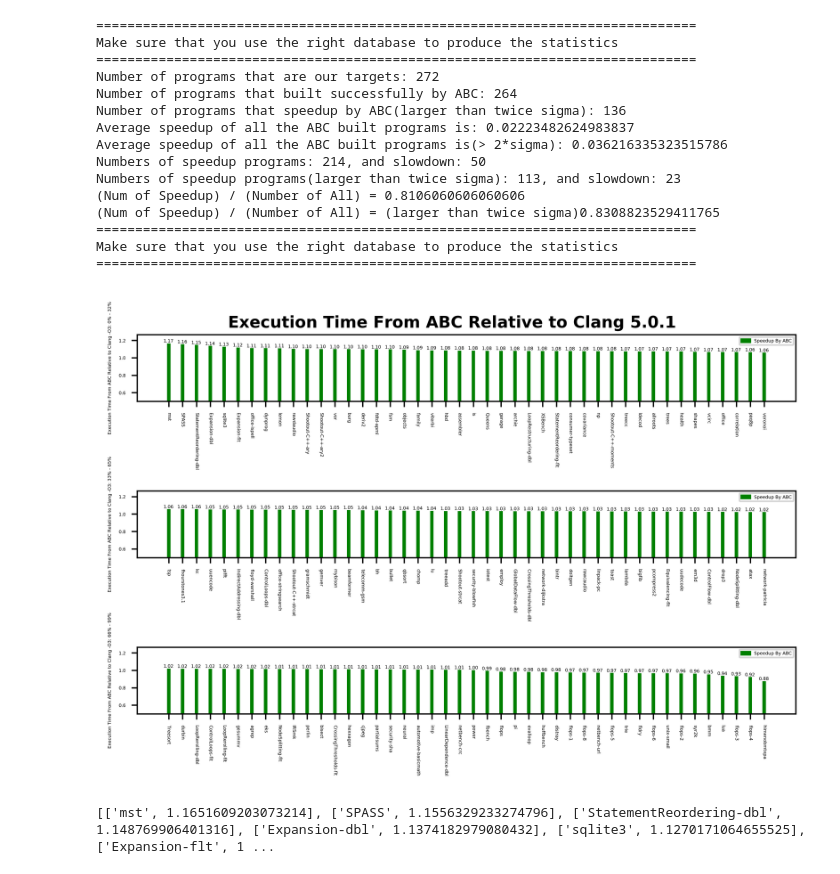
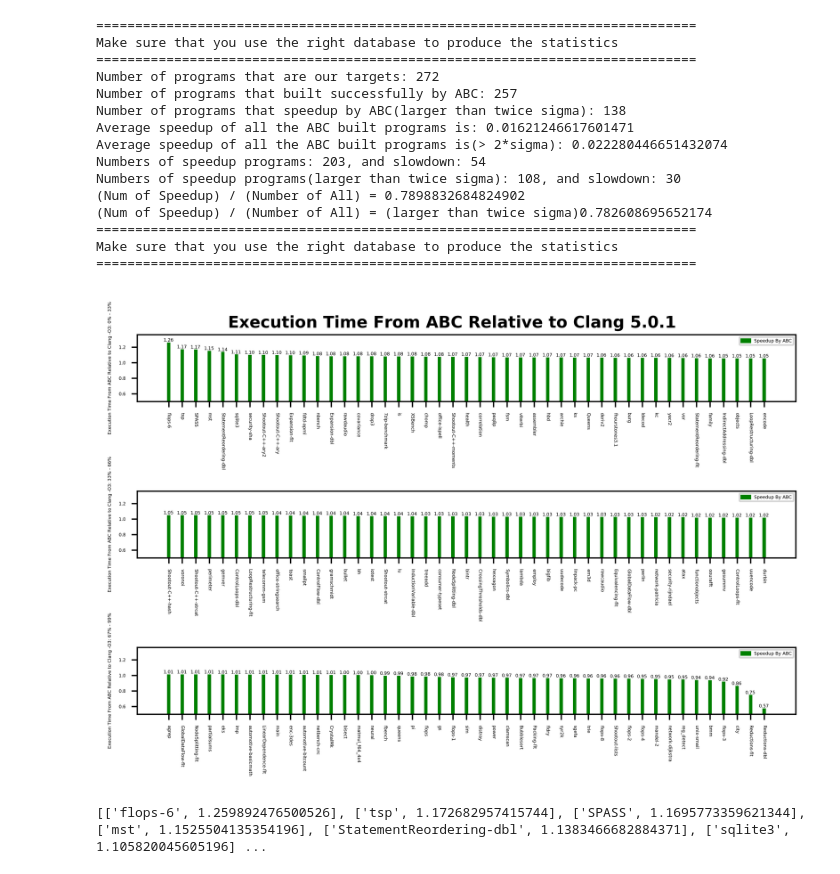
Before and after one commit to JaredCJR/ThesisTools, a Jupyter notebook: PassInstrument/inference/SpeedupEvaluation/LoadAndDraw.ipynb, the cells around one changed output. Drawn from its saved outputs; the diff is of its cells as text; code cells hidden in the pictures.

```diff
--- a/PassInstrument/inference/SpeedupEvaluation/LoadAndDraw.ipynb
+++ b/PassInstrument/inference/SpeedupEvaluation/LoadAndDraw.ipynb
@@ -94,8 +94,9 @@ def DrawBarChart(Inputs, Title, Ymax = None, Ymin = None):
 
 
 if __name__ == '__main__':
-    TargetDir = "log-04-03_21-20"
-    #TargetDit = "./legacy_data/log-init"
+    TargetDir = "legacy_data/log-04-10_08-12"
+    #TargetDir = "legacy_data/log-04-03_21-20"
+    #TargetDir = "legacy_data/log-03-31_16-53"
     ABC_cycles_mean = json.load(open(TargetDir + '/' + "ABC_cycles_mean.json"))
     Orig_cycles_mean = json.load(open("Orig_cycles_mean.json"))
     Orig_cycles_sigma = json.load(open("Orig_cycles_sigma.json"))
@@ -147,40 +148,40 @@ if __name__ == '__main__':
     print("Number of programs that built successfully by ABC: {}".format(len(SpeedupDict)))
     print("Number of programs that speedup by ABC(larger than twice sigma): {}".format(len(SelectedSpeedupDict)))
     print("Average speedup of all the ABC built programs is: {}".format(AvgSpeedupAll))
     print("Average speedup of all the ABC built programs is(> 2*sigma): {}".format(AvgSpeedupLargerThanTwice))
     print("Numbers of speedup programs: {}, and slowdown: {}".format(TotalSpeedupCount, len(SpeedupDict)-TotalSpeedupCount))
     print("Numbers of speedup programs(larger than twice sigma): {}, and slowdown: {}".format(
         TotalSpeedupCountLargerThanTwice, len(SelectedSpeedupDict)-TotalSpeedupCountLargerThanTwice))
     print("(Num of Speedup) / (Number of All) = {}".format(TotalSpeedupCount/ len(SpeedupDict)))
     print("(Num of Speedup) / (Number of All) = (larger than twice sigma){}".format(TotalSpeedupCountLargerThanTwice/ len(SelectedSpeedupDict)))
     print('=============================================================================')
     print('Make sure that you use the right database to produce the statistics')
     print('=============================================================================')
 
     GraphData = []
     for target, info in SelectedSpeedupDict.items():
         GraphData.append([target, info['speedup']+1] )
     '''
     Sort the data in descending order for plotting graph.
     '''
     GraphData.sort(key=itemgetter(1), reverse=True)
     DrawBarChart(Inputs=GraphData, Title="Execution Time From ABC Relative to Clang 5.0.1", Ymax = GraphData[0][1]+0.10, Ymin = 0.5)
     print(GraphData)
 # %% [output]
 =============================================================================
 Make sure that you use the right database to produce the statistics
 =============================================================================
 Number of programs that are our targets: 272
-Number of programs that built successfully by ABC: 264
-Number of programs that speedup by ABC(larger than twice sigma): 136
-Average speedup of all the ABC built programs is: 0.02223482624983837
-Average speedup of all the ABC built programs is(> 2*sigma): 0.036216335323515786
-Numbers of speedup programs: 214, and slowdown: 50
-Numbers of speedup programs(larger than twice sigma): 113, and slowdown: 23
-(Num of Speedup) / (Number of All) = 0.8106060606060606
-(Num of Speedup) / (Number of All) = (larger than twice sigma)0.8308823529411765
+Number of programs that built successfully by ABC: 257
+Number of programs that speedup by ABC(larger than twice sigma): 138
+Average speedup of all the ABC built programs is: 0.01621246617601471
+Average speedup of all the ABC built programs is(> 2*sigma): 0.022280446651432074
+Numbers of speedup programs: 203, and slowdown: 54
+Numbers of speedup programs(larger than twice sigma): 108, and slowdown: 30
+(Num of Speedup) / (Number of All) = 0.7898832684824902
+(Num of Speedup) / (Number of All) = (larger than twice sigma)0.782608695652174
 =============================================================================
 Make sure that you use the right database to produce the statistics
 =============================================================================
-[figure, old version]
+[figure, new version]
-[['mst', 1.1651609203073214], ['SPASS', 1.1556329233274796], ['StatementReordering-dbl', 1.148769906401316], ['Expansion-dbl', 1.1374182979080432], ['sqlite3', 1.1270171064655525], ['Expansion-flt', 1 ...
+[['flops-6', 1.259892476500526], ['tsp', 1.172682957415744], ['SPASS', 1.1695773359621344], ['mst', 1.1525504135354196], ['StatementReordering-dbl', 1.1383466682884371], ['sqlite3', 1.105820045605196] ...
```
Also changed, not shown: 3 other files.
